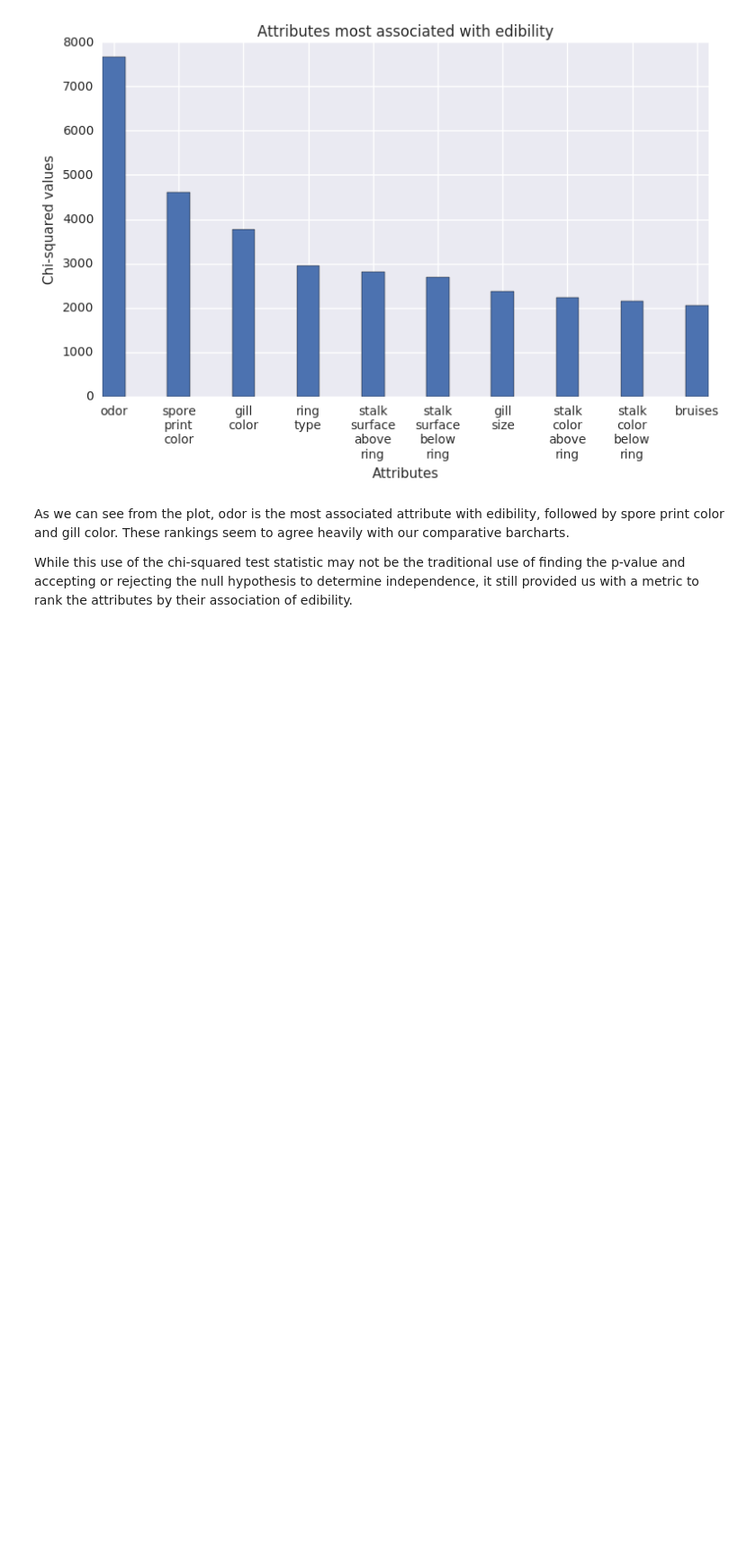
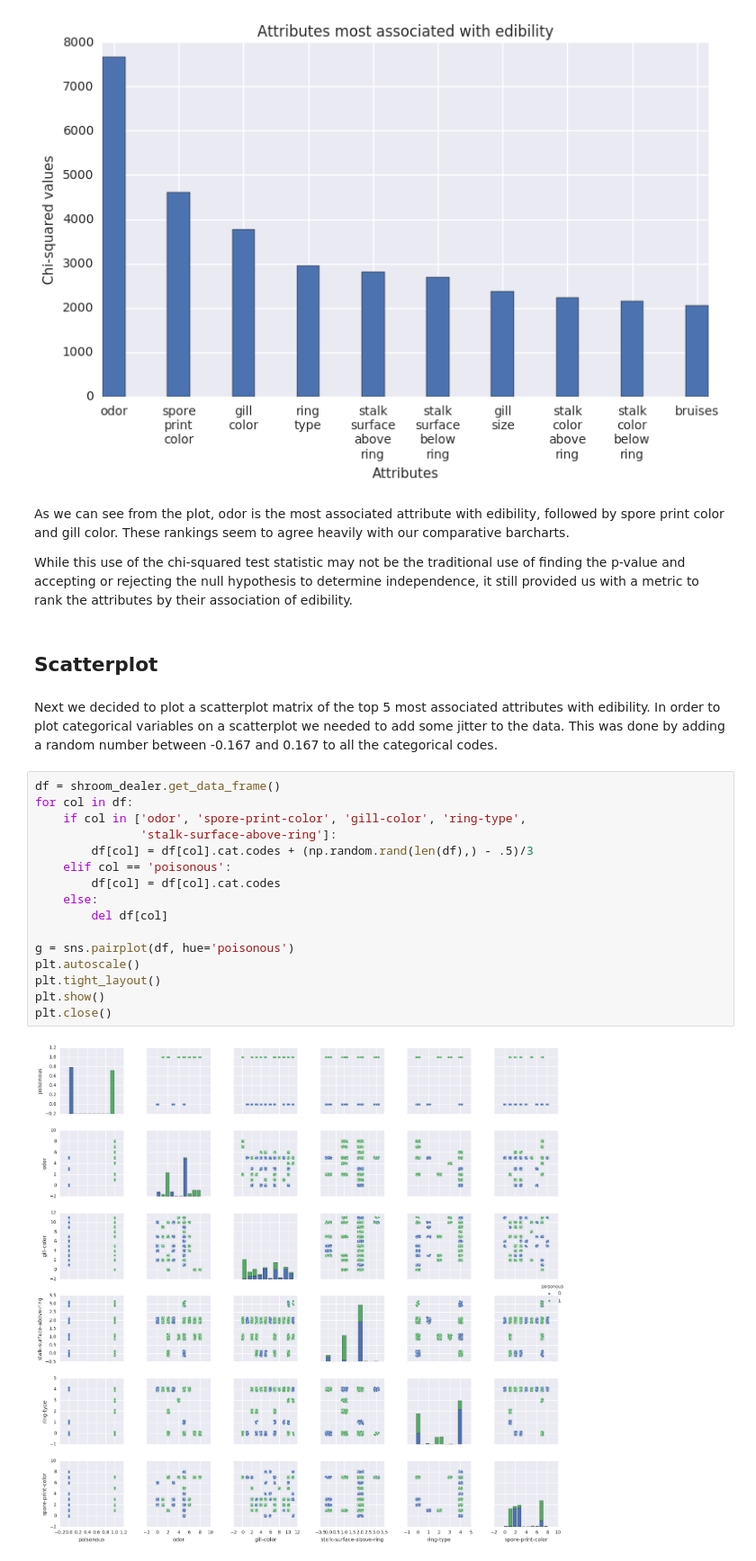
Before and after one commit to LukeWood/Mushroom-Classification, a Jupyter notebook: justin-notebook.ipynb, the cells around one changed output. Shown: that part at 90% size. Saved outputs shown, nothing was run; the diff lists cells and outputs as text; blank space fills up the shorter version.

Commit message:
add scatterplt matrix

```diff
--- a/justin-notebook.ipynb
+++ b/justin-notebook.ipynb
@@ -156,3 +156,25 @@ plt.show()
 As we can see from the plot, odor is the most associated attribute with edibility, followed by spore print color and gill color. These rankings seem to agree heavily with our comparative barcharts.
 
 While this use of the chi-squared test statistic may not be the traditional use of finding the p-value and accepting or rejecting the null hypothesis to determine independence, it still provided us with a metric to rank the attributes by their association of edibility.
+# %% [markdown]
+## Scatterplot
+# %% [markdown]
+Next we decided to plot a scatterplot matrix of the top 5 most associated attributes with edibility. In order to plot categorical variables on a scatterplot we needed to add some jitter to the data. This was done by adding a random number between -0.167 and 0.167 to all the categorical codes.
+# %%
+df = shroom_dealer.get_data_frame()
+for col in df:
+    if col in ['odor', 'spore-print-color', 'gill-color', 'ring-type',
+               'stalk-surface-above-ring']:
+        df[col] = df[col].cat.codes + (np.random.rand(len(df),) - .5)/3
+    elif col == 'poisonous':
+        df[col] = df[col].cat.codes
+    else:
+        del df[col]
+
+g = sns.pairplot(df, hue='poisonous')
+plt.autoscale()
+plt.tight_layout()
+plt.show()
+plt.close()
+# %% [output]
+[figure, added]
```
Also changed, not shown: parts of 1 cell of this notebook.
